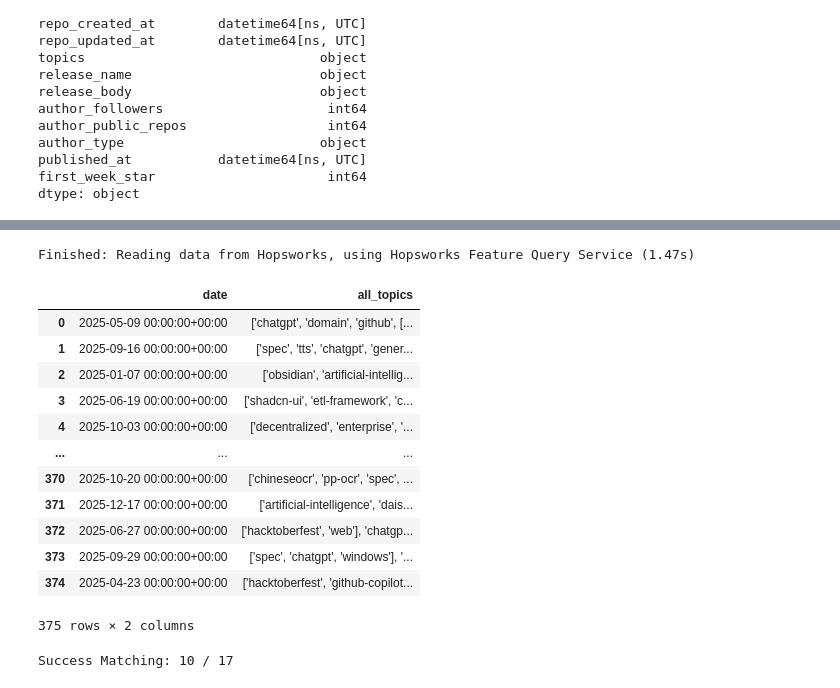
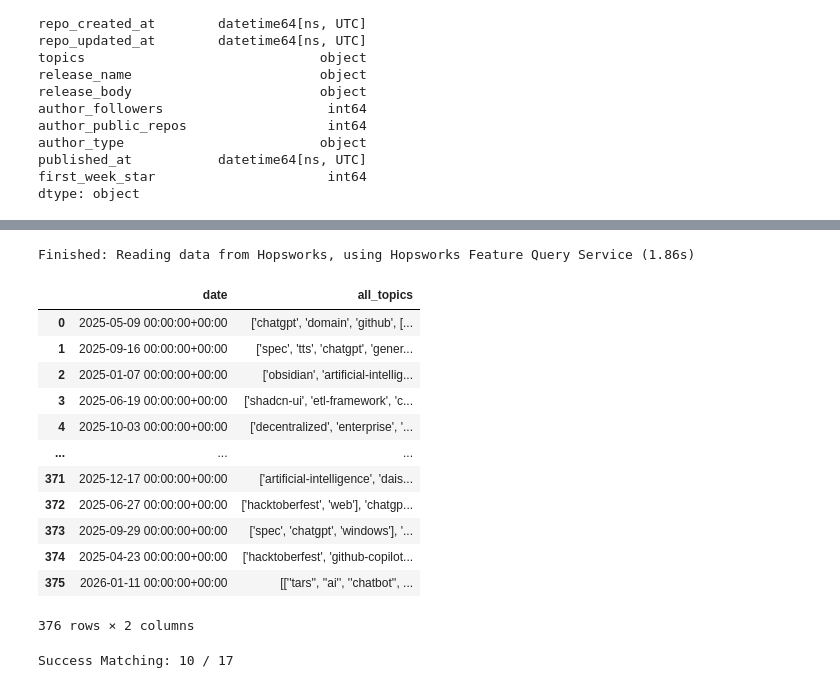
Before and after one commit to Mint-SUGA/Github_Release_Popularity_Prediction, a Jupyter notebook: daily_feature_pipeline.ipynb, the cells around one changed output, grey strips where cells are left out. Drawn from its saved outputs; the diff is of its cells as text; code cells hidden in the pictures.

Commit message:
fix: daily_feature_pipeline

```diff
--- a/daily_feature_pipeline.ipynb
+++ b/daily_feature_pipeline.ipynb
@@ -236,7 +236,7 @@ daily_topics_df
 ## Uploading new data to the Feature Store
 # %%
 # Insert new data
-trending_fg.insert(daily_topics_df)
+trending_fg.insert(daily_topics_df, overwrite=False)
 print("Writing trending features successfully!")
 # %% [markdown]
 # Release Info
@@ -539,23 +539,23 @@ release_df
 | 15 | cbouvat/saracroche-ios/v3.17.0 | 124 | 8 | 124 | Swift | 2025-03-23 13:32:50+00:00 | 2026-01-04 01:01:51+00:00 | [["arcep", "block", "callkit", "d... | ... |
 | 16 | PromisedWorlds/PromisedWorlds/v1.2.1 | 151 | 11 | 151 | None | 2025-06-25 11:30:47+00:00 | 2026-01-06 16:06:39+00:00 | [["kerbalspaceprogram"]] | ... |
 # %%
-trending_df = trending_fg.read()
+trending_df = trending_fg.select_all().read()
 trending_df
 # %% [output]
-Finished: Reading data from Hopsworks, using Hopsworks Feature Query Service (1.47s)
+Finished: Reading data from Hopsworks, using Hopsworks Feature Query Service (1.86s)
 |  | date | all_topics |
 | 0 | 2025-05-09 00:00:00+00:00 | ['chatgpt', 'domain', 'github', [... |
 | 1 | 2025-09-16 00:00:00+00:00 | ['spec', 'tts', 'chatgpt', 'gener... |
 | 2 | 2025-01-07 00:00:00+00:00 | ['obsidian', 'artificial-intellig... |
 | 3 | 2025-06-19 00:00:00+00:00 | ['shadcn-ui', 'etl-framework', 'c... |
 | 4 | 2025-10-03 00:00:00+00:00 | ['decentralized', 'enterprise', '... |
 | ... | ... | ... |
-| 370 | 2025-10-20 00:00:00+00:00 | ['chineseocr', 'pp-ocr', 'spec', ... |
 | 371 | 2025-12-17 00:00:00+00:00 | ['artificial-intelligence', 'dais... |
 | 372 | 2025-06-27 00:00:00+00:00 | ['hacktoberfest', 'web'], 'chatgp... |
 | 373 | 2025-09-29 00:00:00+00:00 | ['spec', 'chatgpt', 'windows'], '... |
 | 374 | 2025-04-23 00:00:00+00:00 | ['hacktoberfest', 'github-copilot... |
+| 375 | 2026-01-11 00:00:00+00:00 | [[''tars'', ''ai'', ''chatbot'', ... |
-375 rows × 2 columns
+376 rows × 2 columns
 # %%
 release_topics_df = release_df.copy()
 trending_topics_df = trending_df.copy()
```
Also changed, not shown: parts of 1 cell of this notebook.
